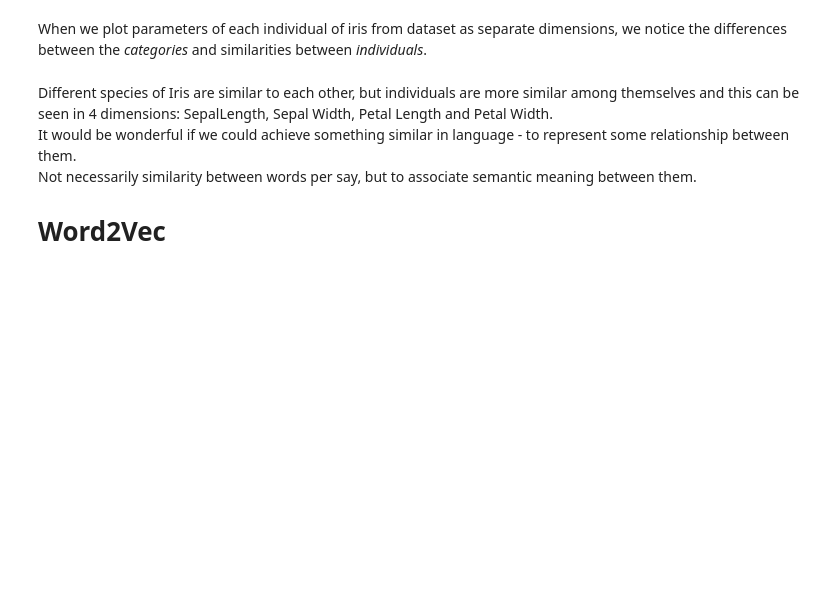
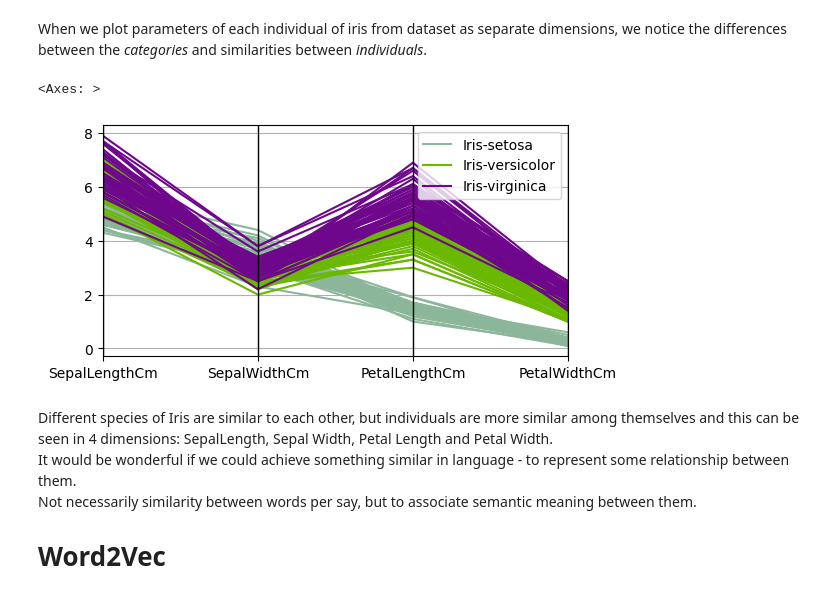
Before and after one commit to zostaw/learning-embeddings, a Jupyter notebook: learning-embeddings.ipynb, the cells around one changed output. Saved outputs shown, nothing was run; the diff lists cells and outputs as text; code cells hidden in the pictures; blank space fills up the shorter version.

```diff
--- a/learning-embeddings.ipynb
+++ b/learning-embeddings.ipynb
@@ -133,8 +203,11 @@ When we plot parameters of each individual of iris from dataset as separate dime
 # %%
 # Similarities between individuals of Irises in 4 dimensions
 fig = plt.figure(figsize=(6, 3))
-iris = pd.read_csv("resources/Iris.csv")
+iris = pd.read_csv("../input/resources-iris/Iris.csv")
 parallel_coordinates(iris.drop("Id", axis=1), "Species")
+# %% [output]
+<Axes: >
+[figure, added]
 # %% [markdown]
 Different species of Iris are similar to each other, but individuals are more similar among themselves and this can be seen in 4 dimensions: SepalLength, Sepal Width, Petal Length and Petal Width.
 It would be wonderful if we could achieve something similar in language - to represent some relationship between them.
```
Also changed, not shown: parts of 15 cells of this notebook.
